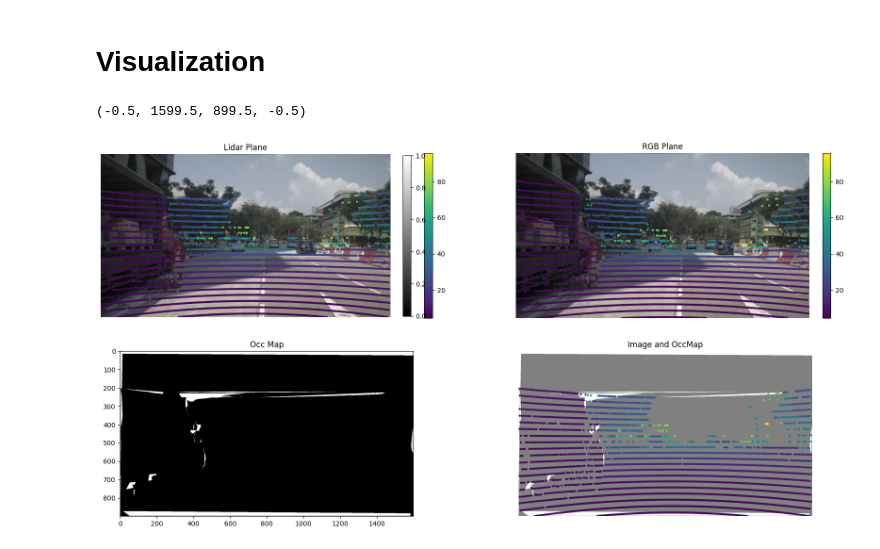
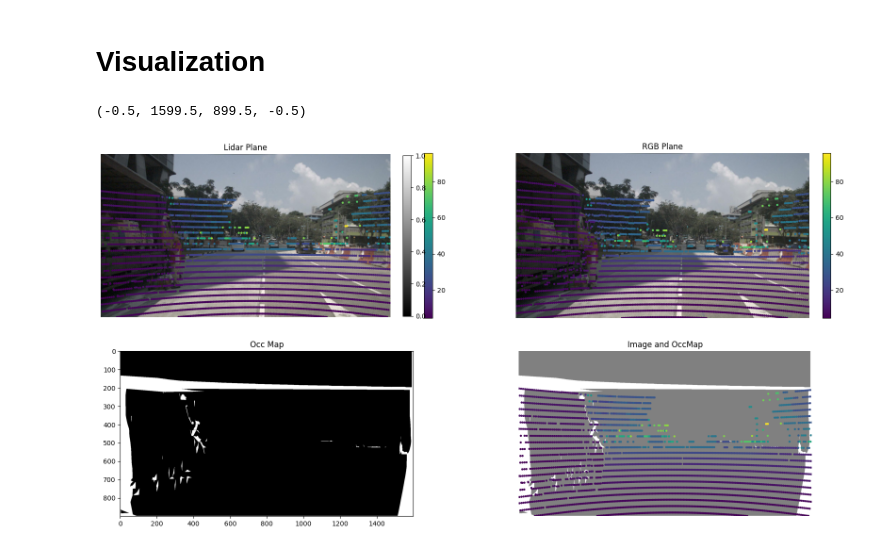
Before and after one commit to ShngJZ/LiDAR-Filter-Dev, a Jupyter notebook: test_filter.ipynb, the cells around one changed output. Saved outputs shown, nothing was run; the diff lists cells and outputs as text; code cells hidden in the pictures.

```diff
--- a/test_filter.ipynb
+++ b/test_filter.ipynb
@@ -150,0 +165,22 @@ occ_map = occlusion_detector.apply(intrinsic, pose, depthmap,1000)
+# %%
+filtered_pts_homo = np.concatenate((filtered_pts*filtered_depth, np.ones_like(filtered_depth)[None,:]), axis=0)
+# filtered_pts_homo = np.concatenate((points*depth, np.ones_like(depth)[None,:]), axis=0)
+# %%
+#Project filtered lidar points to rgb plane
+lidar_3d_filt_pts = np.ones_like(filtered_pts_homo)
+lidar_3d_filt_pts[:3,:] = np.linalg.inv(cam_intrinsic) @ filtered_pts_homo[:3,:]
+rgb_3d_filt_pts = relative_pose @ lidar_3d_filt_pts
+filt_rgb_depths = rgb_3d_filt_pts[2,:]
+filt_coloring = filt_rgb_depths
+filt_rgb_pts = view_points(rgb_3d_filt_pts[:3,:], cam_intrinsic, normalize=True)
+# %%
+#Remove outliers
+min_dist = 1.0
+mask = np.ones(filt_rgb_depths.shape[0], dtype=bool)
+mask = np.logical_and(mask, filt_rgb_depths > min_dist)
+mask = np.logical_and(mask, filt_rgb_pts[0, :] > 1)
+mask = np.logical_and(mask, filt_rgb_pts[0, :] < im.size[0] - 1)
+mask = np.logical_and(mask, filt_rgb_pts[1, :] > 1)
+mask = np.logical_and(mask, filt_rgb_pts[1, :] < im.size[1] - 1)
+filt_rgb_pts = filt_rgb_pts[:, mask]
+filt_coloring = filt_coloring[mask]
@@ -305,33 +354,34 @@ intrp_d = interp_De(grid_x, grid_y)
 intrinsic = torch.eye(4, dtype=torch.float32).cuda()[None,:,:]
 intrinsic[:,:3,:3] = torch.tensor(cam_intrinsic, dtype=torch.float32).cuda()
 #LiDAR to RGB
-pose = torch.tensor(np.linalg.inv(relative_pose)[None,:,:], dtype=torch.float32).cuda()
+pose = torch.tensor(relative_pose[None,:,:], dtype=torch.float32).cuda()
 depthmap = torch.tensor(intrp_d[None,None,:,:], dtype=torch.float32).cuda()
 occ_map = occlusion_detector.apply(intrinsic, pose, depthmap,10000)
 # %%
+dot_size = 5
 fig, ax = plt.subplots(2, 2, figsize=(20,10))
 im_ratio = im.size[1]/im.size[0]
 
 ax[0,0].set_title('Lidar Plane')
 ax[0,0].imshow(im)
 plot = ax[0,0].scatter(points[0, :], points[1, :], c=coloring, s=dot_size)
 fig.colorbar(plot, ax=ax[0,0], fraction=0.046*im_ratio, pad=0.04)
 ax[0,0].axis('off')
 
 ax[0,1].set_title('RGB Plane')
 ax[0,1].imshow(im)
 plot = ax[0,1].scatter(points2[0, :], points2[1, :], c=coloring2, s=dot_size)
 fig.colorbar(plot, ax=ax[0,1], fraction=0.046*im_ratio, pad=0.04)
 ax[0,1].axis('off')
 
 ax[1,0].set_title('Occ Map')
 plot = ax[1,0].imshow(occ_map.squeeze().to('cpu'), cmap='gray')
 
 ax[1,1].set_title('Image and OccMap')
 ax[1,1].imshow(occ_map.squeeze().to('cpu'), cmap='gray', alpha=0.5)
 ax[1,1].scatter(points[0, :], points[1, :], c=coloring, s=dot_size)
 fig.colorbar(plot, ax=ax[0,0], fraction=0.046*im_ratio, pad=0.04)
 ax[1,1].axis('off')
 # %% [output]
 (-0.5, 1599.5, 899.5, -0.5)
-[figure, old version]
+[figure, new version]
```
Also changed, not shown: parts of 8 cells of this notebook.
